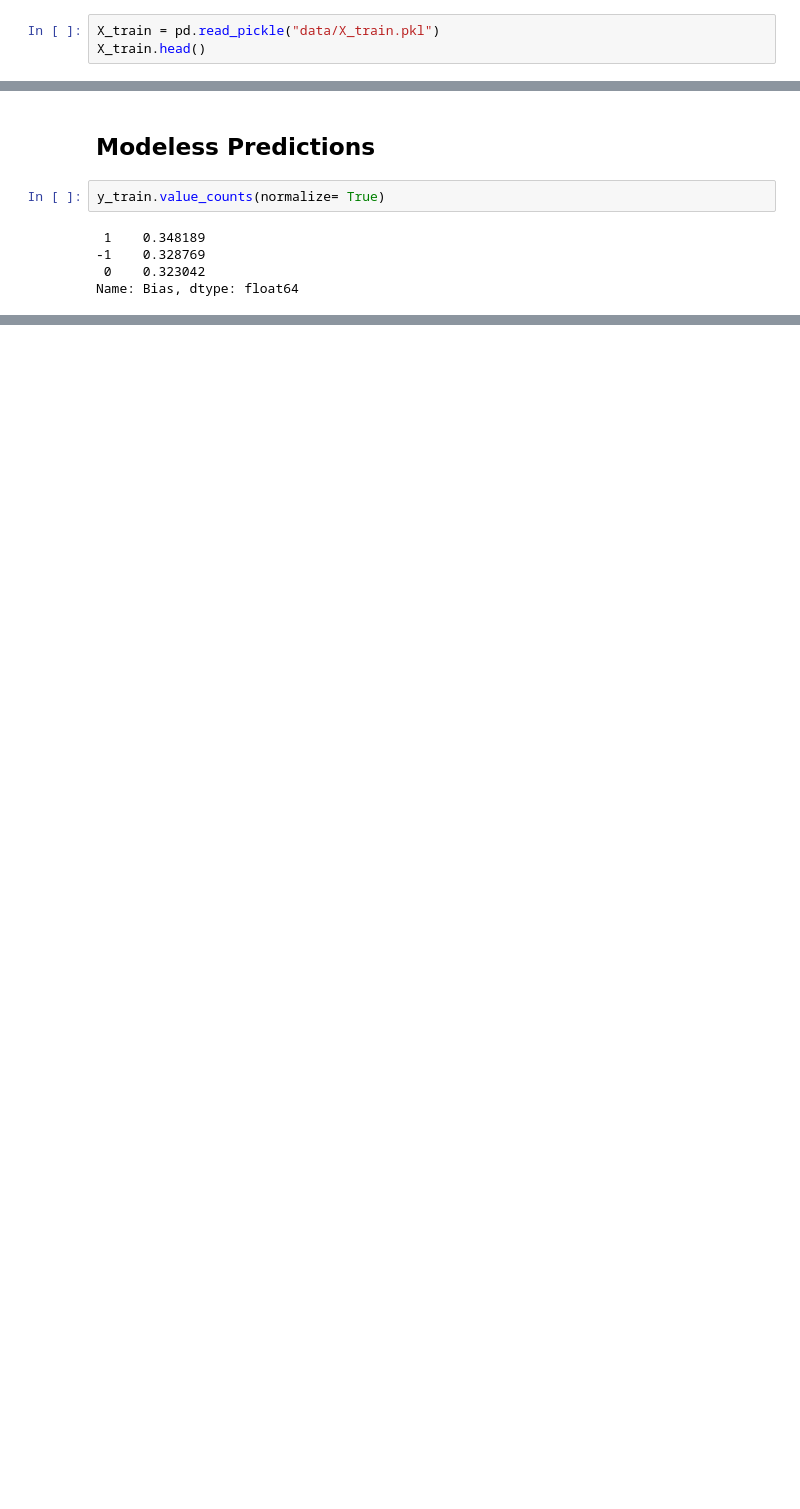
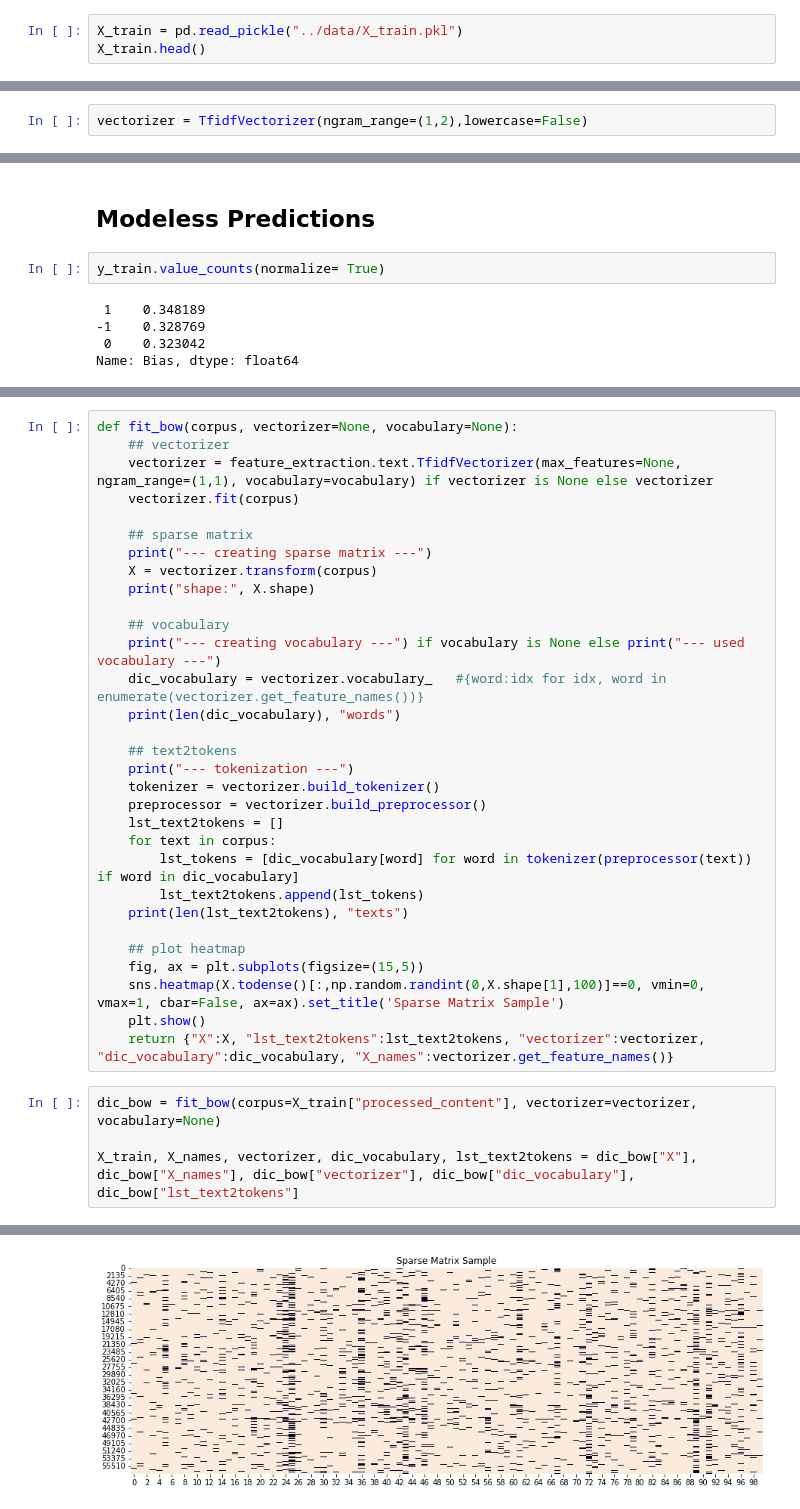
Before and after one commit to DaveMcKinley/MediaBiasAnalysis, a Jupyter notebook: Notebooks/Modeling.ipynb, the cells around one changed output, grey strips where cells are left out. Saved outputs shown, nothing was run; the diff lists cells and outputs as text; blank space fills up the shorter version.

```diff
--- a/Notebooks/Modeling.ipynb
+++ b/Notebooks/Modeling.ipynb
@@ -6,5 +30,5 @@ from sklearn.model_selection import cross_val_score
 # %%
-X_train = pd.read_pickle("data/X_train.pkl")
+X_train = pd.read_pickle("../data/X_train.pkl")
 X_train.head()
 # %% [output]
 |  | processed_content |
@@ -64 +122,3 @@ MemoryError: Unable to allocate 879. MiB for an array with shape (57621, 2000) a
+# %%
+vectorizer = TfidfVectorizer(ngram_range=(1,2),lowercase=False)
 # %%
@@ -113,0 +306,36 @@ Name: Bias, dtype: float64
+# %%
+def fit_bow(corpus, vectorizer=None, vocabulary=None):
+    ## vectorizer
+    vectorizer = feature_extraction.text.TfidfVectorizer(max_features=None, ngram_range=(1,1), vocabulary=vocabulary) if vectorizer is None else vectorizer
+    vectorizer.fit(corpus)
+
+    ## sparse matrix
+    print("--- creating sparse matrix ---")
+    X = vectorizer.transform(corpus)
+    print("shape:", X.shape)
+
+    ## vocabulary
+    print("--- creating vocabulary ---") if vocabulary is None else print("--- used vocabulary ---")
+    dic_vocabulary = vectorizer.vocabulary_   #{word:idx for idx, word in enumerate(vectorizer.get_feature_names())}
+    print(len(dic_vocabulary), "words")
+
+    ## text2tokens
+    print("--- tokenization ---")
+    tokenizer = vectorizer.build_tokenizer()
+    preprocessor = vectorizer.build_preprocessor()
+    lst_text2tokens = []
+    for text in corpus:
+        lst_tokens = [dic_vocabulary[word] for word in tokenizer(preprocessor(text)) if word in dic_vocabulary]
+        lst_text2tokens.append(lst_tokens)
+    print(len(lst_text2tokens), "texts")
+
+    ## plot heatmap
+    fig, ax = plt.subplots(figsize=(15,5))
+    sns.heatmap(X.todense()[:,np.random.randint(0,X.shape[1],100)]==0, vmin=0, vmax=1, cbar=False, ax=ax).set_title('Sparse Matrix Sample')
+    plt.show()
+    return {"X":X, "lst_text2tokens":lst_text2tokens, "vectorizer":vectorizer, "dic_vocabulary":dic_vocabulary, "X_names":vectorizer.get_feature_names()}
+# %%
+dic_bow = fit_bow(corpus=X_train["processed_content"], vectorizer=vectorizer, vocabulary=None)
+
+X_train, X_names, vectorizer, dic_vocabulary, lst_text2tokens = dic_bow["X"], dic_bow["X_names"], dic_bow["vectorizer"], dic_bow["dic_vocabulary"], dic_bow["lst_text2tokens"]
+# %% [output]
@@ -113,0 +348 @@ Name: Bias, dtype: float64
+[figure, added]
```
Also changed, not shown: parts of 40 cells of this notebook.
